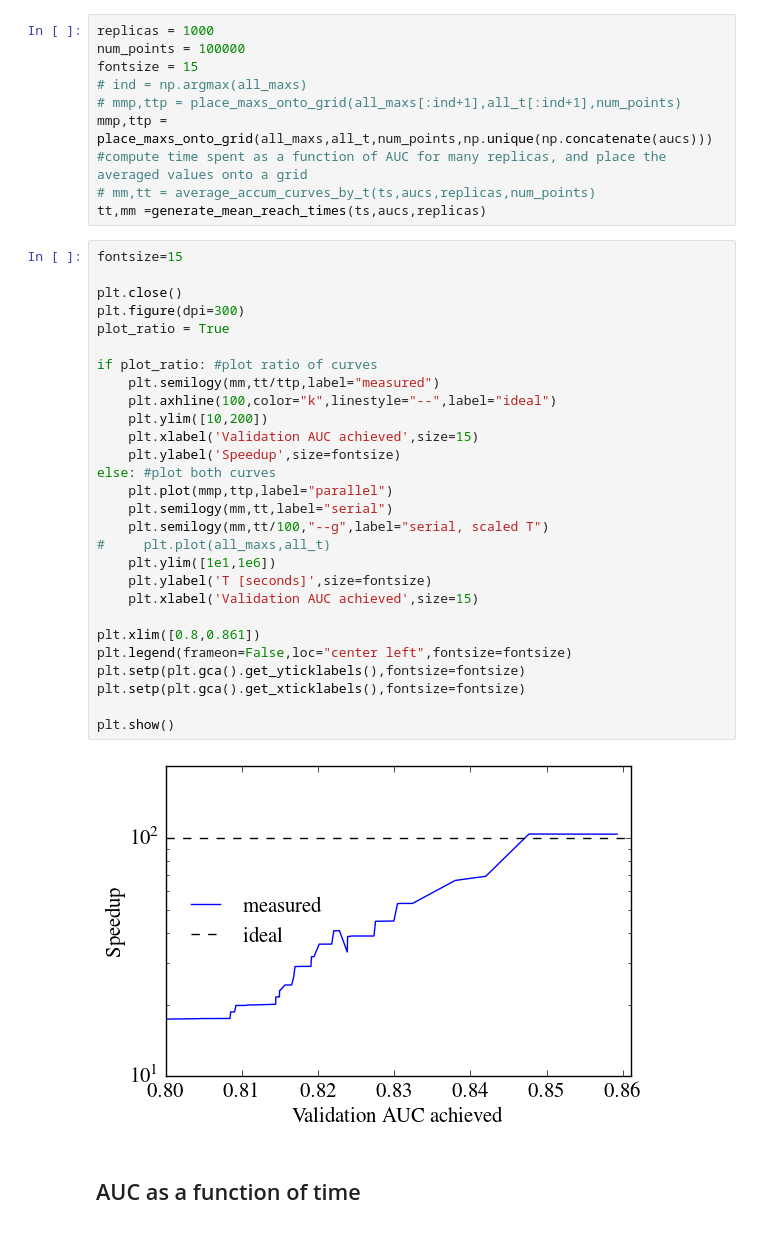
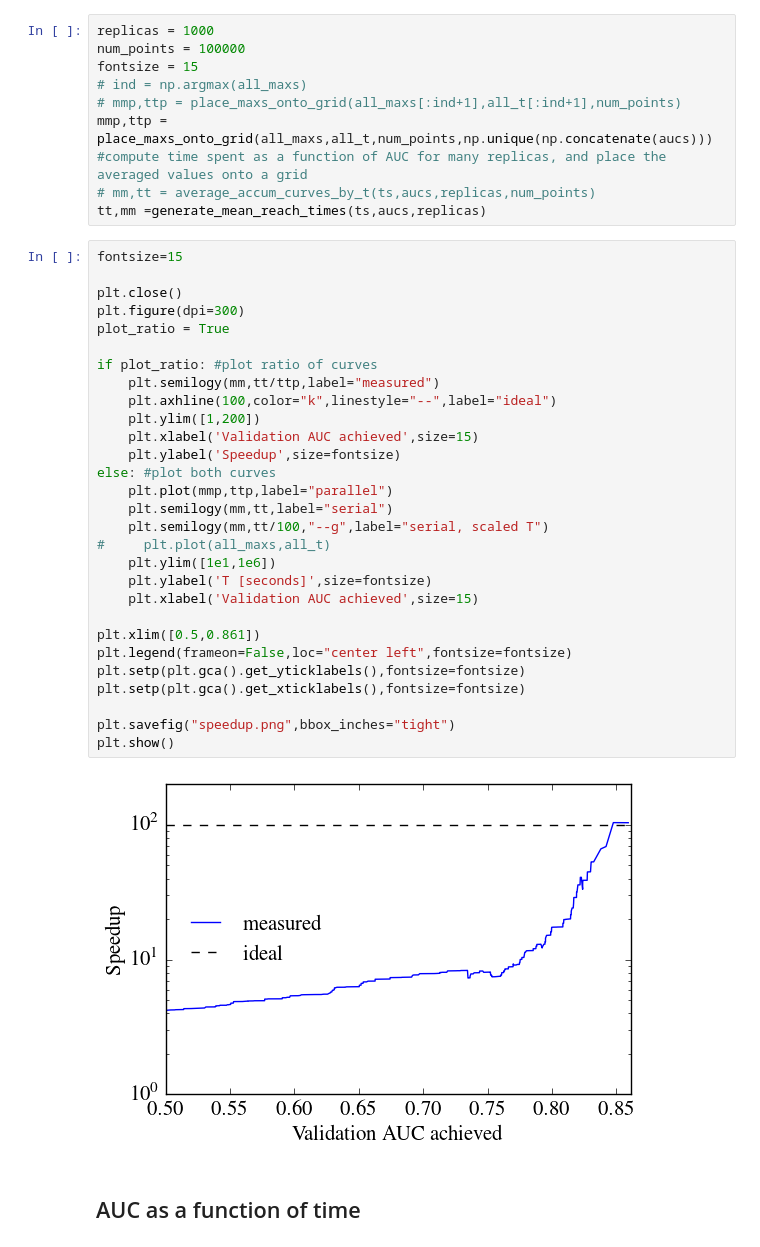
Before and after one commit to PPPLDeepLearning/plasma-python, a Jupyter notebook: Analyze Hyperparameter Tuning.ipynb, the cells around one changed output. Cells and saved outputs as stored; diff of their text form.

```diff
--- a/Analyze Hyperparameter Tuning.ipynb
+++ b/Analyze Hyperparameter Tuning.ipynb
@@ -53,33 +53,34 @@ tt,mm =generate_mean_reach_times(ts,aucs,replicas)
 # %%
 fontsize=15
 
 plt.close()
 plt.figure(dpi=300)
 plot_ratio = True
 
 if plot_ratio: #plot ratio of curves
     plt.semilogy(mm,tt/ttp,label="measured")
     plt.axhline(100,color="k",linestyle="--",label="ideal")
-    plt.ylim([10,200])
+    plt.ylim([1,200])
     plt.xlabel('Validation AUC achieved',size=15)
     plt.ylabel('Speedup',size=fontsize)
 else: #plot both curves
     plt.plot(mmp,ttp,label="parallel")
     plt.semilogy(mm,tt,label="serial")
     plt.semilogy(mm,tt/100,"--g",label="serial, scaled T")
 #     plt.plot(all_maxs,all_t)
     plt.ylim([1e1,1e6])
     plt.ylabel('T [seconds]',size=fontsize)
     plt.xlabel('Validation AUC achieved',size=15)
 
-plt.xlim([0.8,0.861])
+plt.xlim([0.5,0.861])
 plt.legend(frameon=False,loc="center left",fontsize=fontsize)
 plt.setp(plt.gca().get_yticklabels(),fontsize=fontsize)
 plt.setp(plt.gca().get_xticklabels(),fontsize=fontsize)
 
+plt.savefig("speedup.png",bbox_inches="tight")
 plt.show()
 # %% [output]
-[figure, old version]
+[figure, new version]
 # %% [markdown]
 ## AUC as a function of time
 # %%
```
